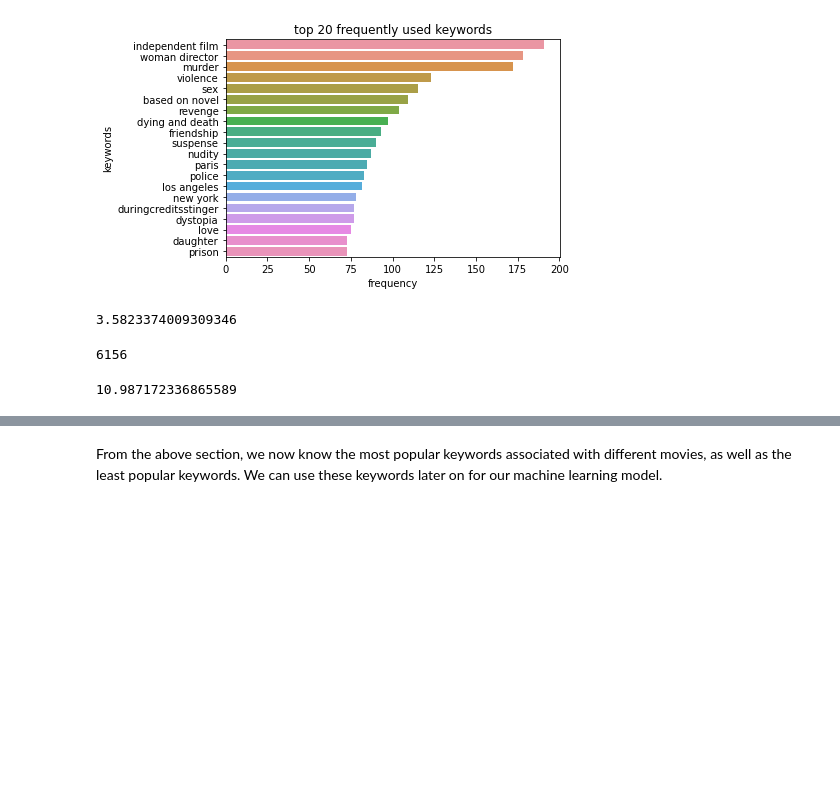
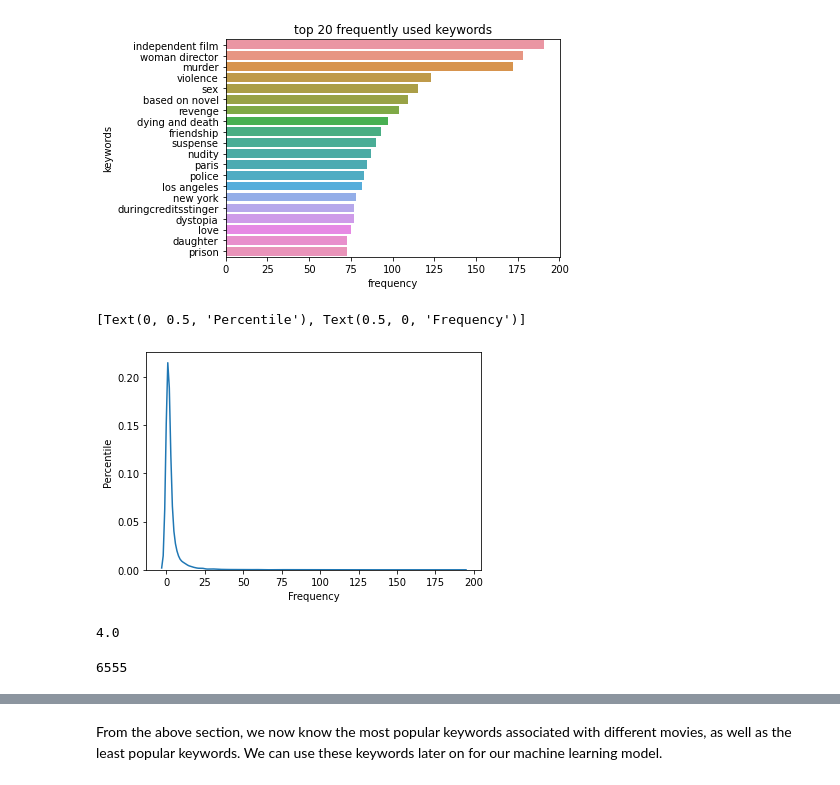
Before and after one commit to kunhwiko/Movie_Recommendation, a Jupyter notebook: src/CIS545_Group_Project.ipynb, the cells around one changed output, grey strips where cells are left out. Drawn from its saved outputs; the diff is of its cells as text; code cells hidden in the pictures; blank space fills up the shorter version.

```diff
--- a/src/CIS545_Group_Project.ipynb
+++ b/src/CIS545_Group_Project.ipynb
@@ -365,17 +347,27 @@ plt.title("top 20 frequently used keywords")
 Text(0.5, 1.0, 'top 20 frequently used keywords')
 [figure]
 # %%
-# a lot of the keywords are associated with only a few movies (highly specific keywords)
-# we may want to get rid of these highly specific keywords
+# with a distribution plot, we can discover that a lot of the keywords
+# are associated with only a few movies (highly specific keywords)
 
-# average frequency of words = 3.58
-keywords_df['frequency'].mean()
+# we visualize the distribution here
+ax = sns.distplot(keywords_df['frequency'], hist=False)
+ax.set(xlabel='Frequency', ylabel='Percentile')
 # %% [output]
-3.5823374009309346
+[Text(0, 0.5, 'Percentile'), Text(0.5, 0, 'Frequency')]
+[figure, added]
+# %%
+# in the distribution, there are many highly specific keywords clustered together
+# we start by using only 20% of the 'least' specific keywords
+
+# this brings us to a frequency of 4 keywords per movie
+keywords_df['frequency'].quantile(q=0.8)
+# %% [output]
+4.0
 # %%
-# there are 6156 keywords that appear less than 3 times
-keywords_df[keywords_df['frequency']<=3]['keywords'].count()
+# there are 6555 keywords that appear less than of equal to 4 times
+keywords_df[keywords_df['frequency'] <= 4]['keywords'].count()
 # %% [output]
-6156
+6555
 # %%
 # this generates the list of highly specific keywords
@@ -383,8 +375,2 @@ highly_specific_keywords = keywords_df[keywords_df['frequency']<=3]['keywords'].
-# %%
-# when we get rid of these highly specific keywords, the average frequency increases substantially
-# average frequency of words = 10.99
-keywords_df[keywords_df['frequency']>3]['frequency'].mean()
-# %% [output]
-10.987172336865589
 # %%
 # we will focus on the "not so specific" keywords
```
Also changed, not shown: parts of 36 cells of this notebook.
